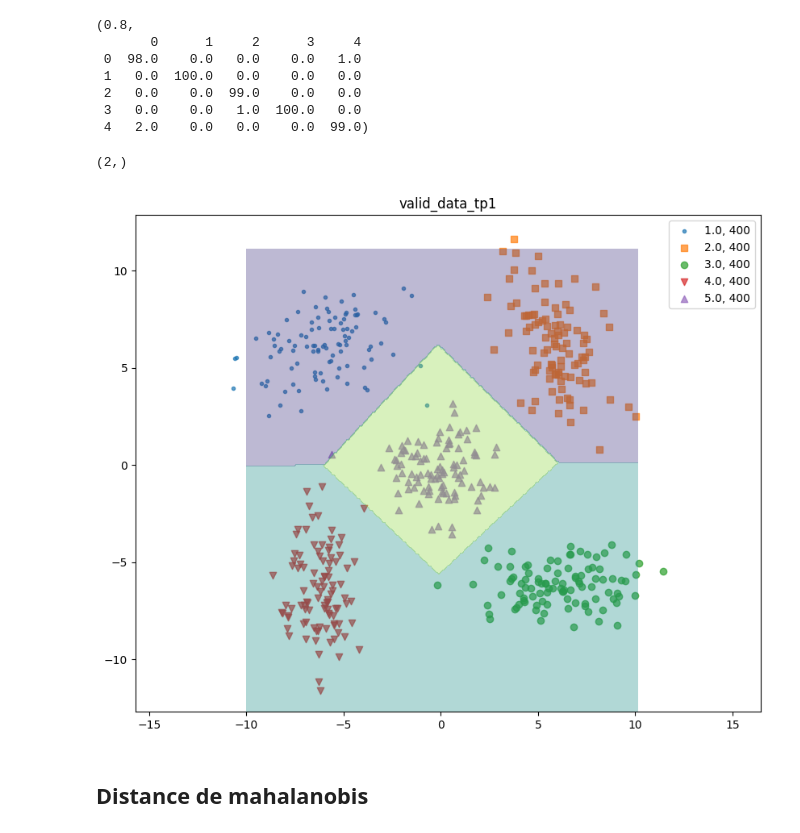
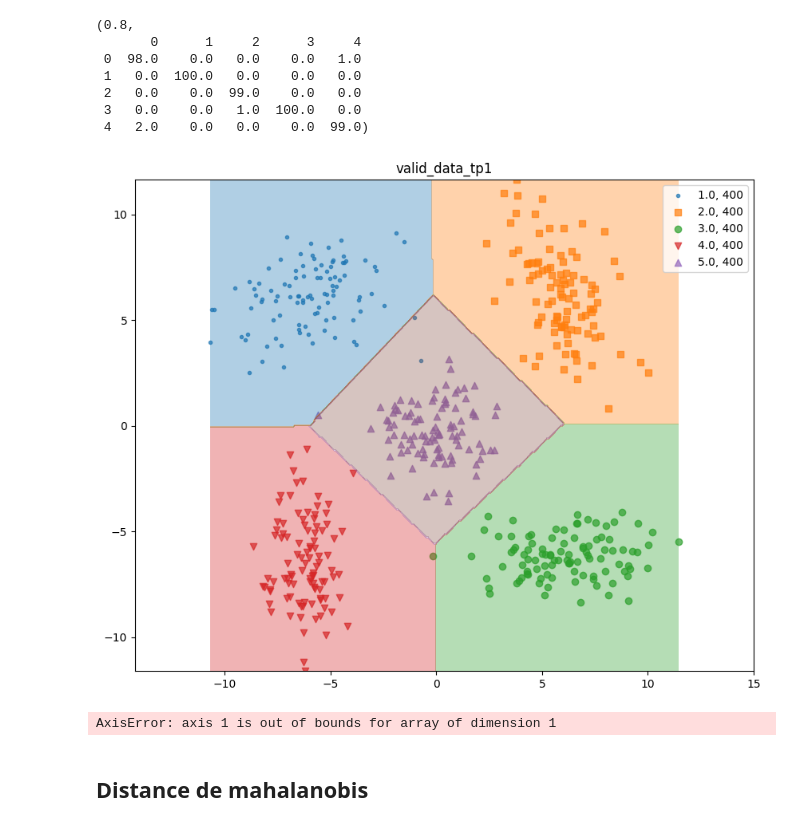
Before and after one commit to ba-talibe/TP_TH_Bayiesienne_Decision, a Jupyter notebook: M1_SD/Apprentissage Automatique.ipynb, the cells around one changed output. Saved outputs shown, nothing was run; the diff lists cells and outputs as text; code cells hidden in the pictures.

```diff
--- a/M1_SD/Apprentissage Automatique.ipynb
+++ b/M1_SD/Apprentissage Automatique.ipynb
@@ -243,18 +301,15 @@ matrices de confusion :
  2   0.0    0.0  99.0    0.0   0.0
  3   0.0    0.0   1.0  100.0   0.0
  4   2.0    0.0   0.0    0.0  99.0)
-# %%
-np.array([0, 0]).shape
-# %% [output]
-(2,)
-# %%
-x1_min, x1_max = X1[:, 0].min(), X1[:, 0].max()
-x2_min, x2_max = X1[:, 1].min(), X1[:, 1].max()
-
-show(valid_data_frame1, title="valid_data_tp1")
-plot_decision(x1_min, x1_max, x2_min, x2_max, predictor, sample=300)
-# %% [output]
-[figure, removed]
+# %%
+show(valid_data_frame1, title="valid_data_tp1")
+euclide_classifer.plot_decision_multi(valid_data_frame1[["x1", "x2"]].to_numpy())
+# %% [output]
+[figure, added]
+# %%
+top_k_accuracy(X1, y1_target, euclide_classifer.predictor, k=1)
+# %% [output]
+AxisError: axis 1 is out of bounds for array of dimension 1
 # %% [markdown]
 ## Distance de mahalanobis
 # %%
```
Also changed, not shown: parts of 9 cells of this notebook.
